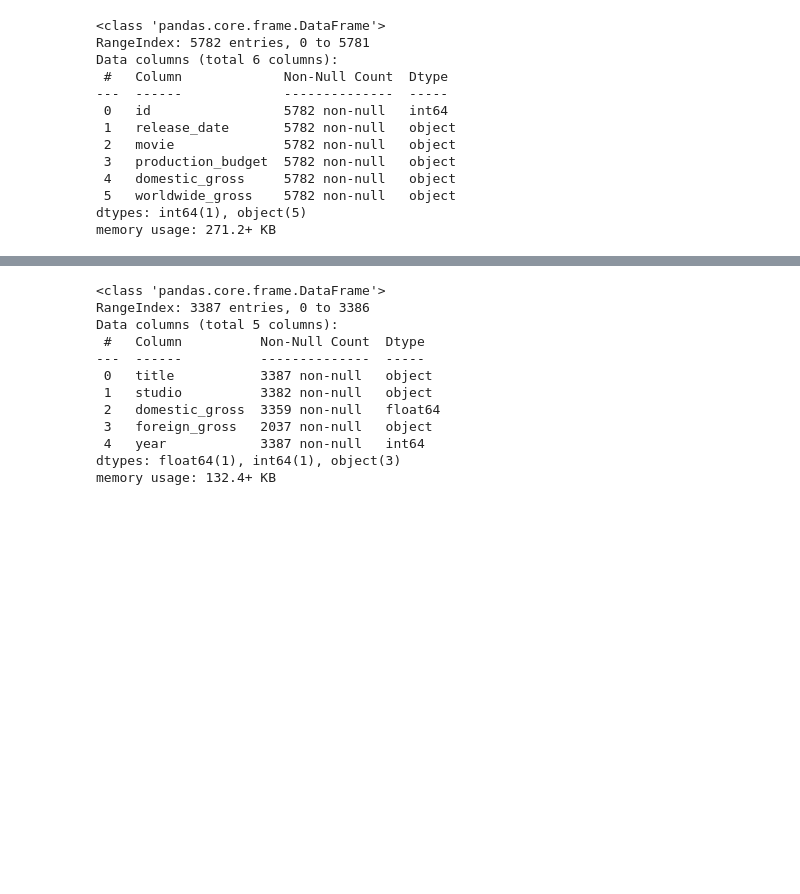
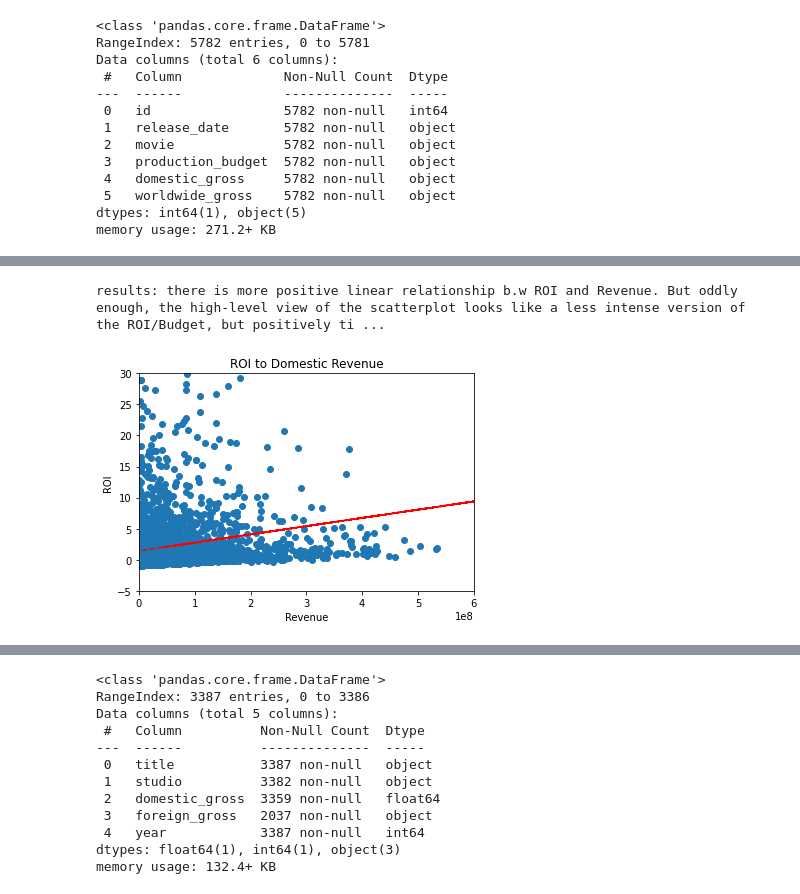
Before and after one commit to jmarkowi/Microsoft-Studios-Analysis, a Jupyter notebook: lorela_working_nb.ipynb, the cells around one changed output, grey strips where cells are left out. Saved outputs shown, nothing was run; the diff lists cells and outputs as text; code cells hidden in the pictures; blank space fills up the shorter version.

```diff
--- a/lorela_working_nb.ipynb
+++ b/lorela_working_nb.ipynb
@@ -73,0 +179,21 @@ Name: domestic_roi, dtype: float64
+# %%
+# scatterplot to show relationship between ROI and Revenue
+x1=movie_budgets["domestic_gross"]
+y=movie_budgets["domestic_roi"]
+fig, ax1 = plt.subplots()
+ax1.scatter(x1, y)
+plt.xlim(-1, 600000000)
+plt.ylim(-5, 30)
+ax1.set_xlabel('Revenue')
+ax1.set_ylabel('ROI')
+ax1.set_title('ROI to Domestic Revenue');
+
+z = np.polyfit(x1, y, 1)
+p = np.poly1d(z)
+plt.plot(x1,p(x1),"r--")
+
+# print(movie_budgets[movie_budgets['domestic_roi']==4.5])['domestic_gross'].mean()
+print("results: there is more positive linear relationship b.w ROI and Revenue. But oddly enough, the high-level view of the scatterplot looks like a less intense version of the ROI/Budget, but positively tilted.")
+# %% [output]
+results: there is more positive linear relationship b.w ROI and Revenue. But oddly enough, the high-level view of the scatterplot looks like a less intense version of the ROI/Budget, but positively ti ...
+[figure, added]
```
Also changed, not shown: parts of 17 cells of this notebook, 1 other file.
